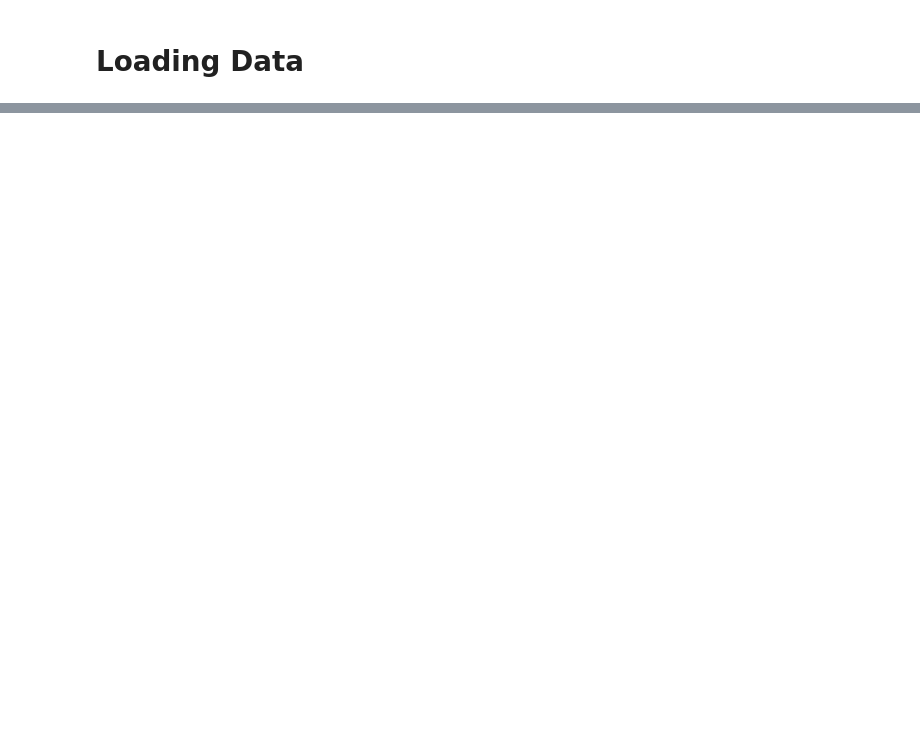
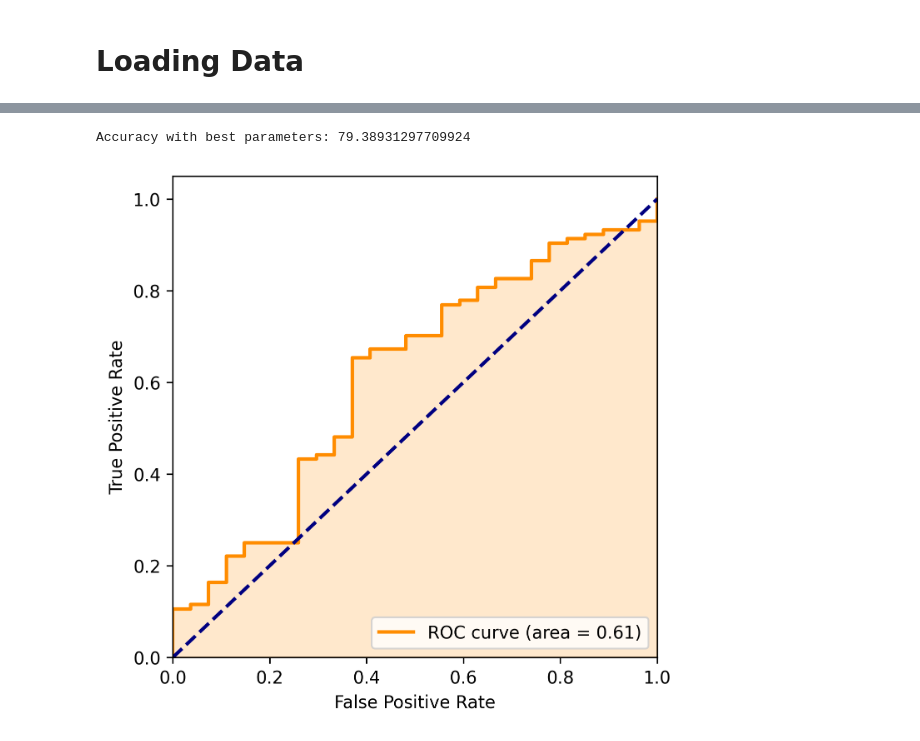
Before and after one commit to sitdownkevin/IBD-EDA, a Jupyter notebook: aes/aes_2024_logistic_regression.ipynb, the cells around one changed output, grey strips where cells are left out. Saved outputs shown, nothing was run; the diff lists cells and outputs as text; code cells hidden in the pictures; blank space fills up the shorter version.

```diff
--- a/aes/aes_2024_logistic_regression.ipynb
+++ b/aes/aes_2024_logistic_regression.ipynb
@@ -70,0 +87,5 @@ NameError: name 'mo' is not defined
+# %%
+model = run(data)
+# %% [output]
+Accuracy with best parameters: 79.38931297709924
+[figure, added]
```
Also changed, not shown: parts of 11 cells of this notebook, 2 other files.
